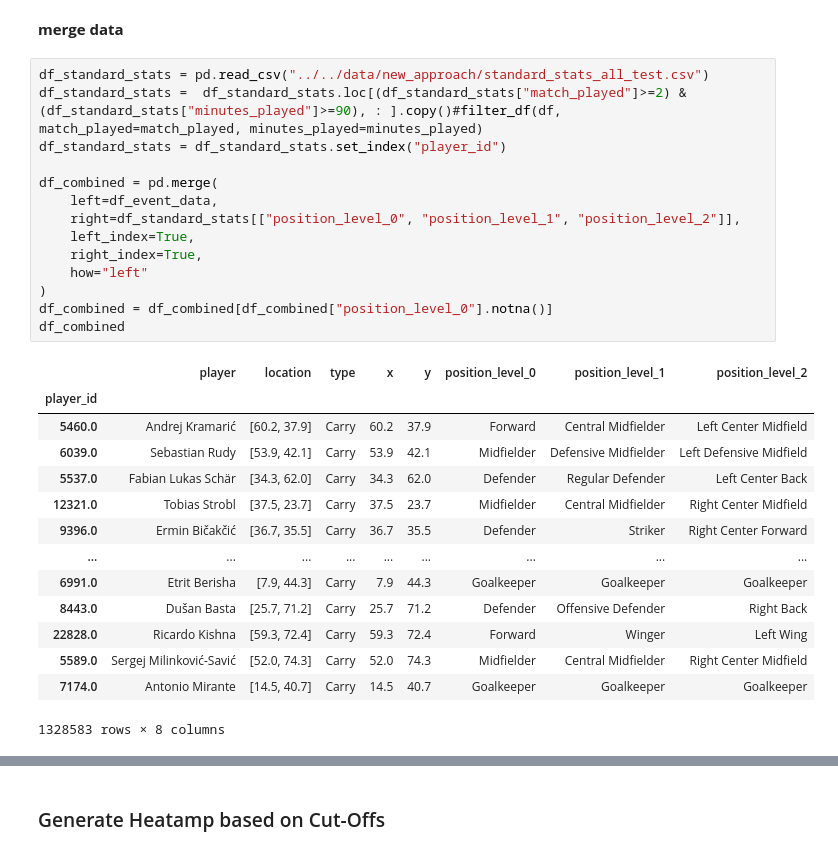
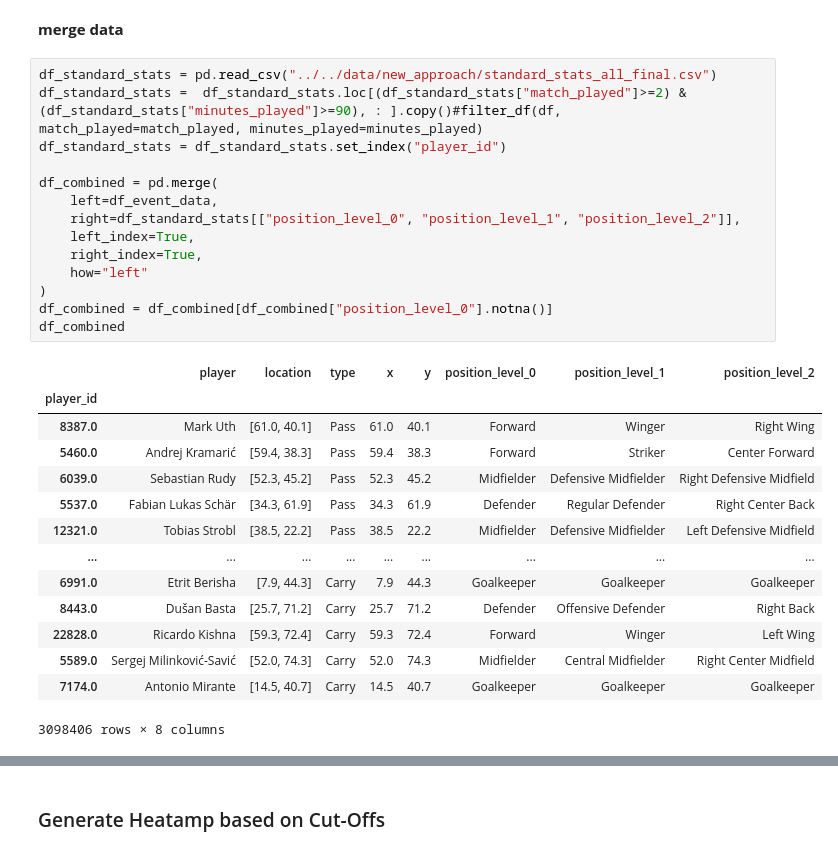
Before and after one commit to allorenz/football-player-similarity, a Jupyter notebook: src/notebooks/feature_multichannel_heatmap.ipynb, the cells around one changed output, grey strips where cells are left out. Drawn from its saved outputs; the diff is of its cells as text.

```diff
--- a/src/notebooks/feature_multichannel_heatmap.ipynb
+++ b/src/notebooks/feature_multichannel_heatmap.ipynb
@@ -62,34 +63,34 @@ df_event_data.head()
 # %% [markdown]
 __merge data__
 # %%
-df_standard_stats = pd.read_csv("../../data/new_approach/standard_stats_all_test.csv")
+df_standard_stats = pd.read_csv("../../data/new_approach/standard_stats_all_final.csv")
 df_standard_stats =  df_standard_stats.loc[(df_standard_stats["match_played"]>=2) & (df_standard_stats["minutes_played"]>=90), : ].copy()#filter_df(df, match_played=match_played, minutes_played=minutes_played)
 df_standard_stats = df_standard_stats.set_index("player_id")
 
 df_combined = pd.merge(
     left=df_event_data,
     right=df_standard_stats[["position_level_0", "position_level_1", "position_level_2"]],
     left_index=True,
     right_index=True,
     how="left"
 )
 df_combined = df_combined[df_combined["position_level_0"].notna()]
 df_combined
 # %% [output]
 |  | player | location | type | x | y | position_level_0 | position_level_1 | position_level_2 |
 | player_id |  |  |  |  |  |  |  |  |
-| 5460.0 | Andrej Kramarić | [60.2, 37.9] | Carry | 60.2 | 37.9 | Forward | Central Midfielder | Left Center Midfield |
-| 6039.0 | Sebastian Rudy | [53.9, 42.1] | Carry | 53.9 | 42.1 | Midfielder | Defensive Midfielder | Left Defensive Midfield |
-| 5537.0 | Fabian Lukas Schär | [34.3, 62.0] | Carry | 34.3 | 62.0 | Defender | Regular Defender | Left Center Back |
-| 12321.0 | Tobias Strobl | [37.5, 23.7] | Carry | 37.5 | 23.7 | Midfielder | Central Midfielder | Right Center Midfield |
-| 9396.0 | Ermin Bičakčić | [36.7, 35.5] | Carry | 36.7 | 35.5 | Defender | Striker | Right Center Forward |
+| 8387.0 | Mark Uth | [61.0, 40.1] | Pass | 61.0 | 40.1 | Forward | Winger | Right Wing |
+| 5460.0 | Andrej Kramarić | [59.4, 38.3] | Pass | 59.4 | 38.3 | Forward | Striker | Center Forward |
+| 6039.0 | Sebastian Rudy | [52.3, 45.2] | Pass | 52.3 | 45.2 | Midfielder | Defensive Midfielder | Right Defensive Midfield |
+| 5537.0 | Fabian Lukas Schär | [34.3, 61.9] | Pass | 34.3 | 61.9 | Defender | Regular Defender | Right Center Back |
+| 12321.0 | Tobias Strobl | [38.5, 22.2] | Pass | 38.5 | 22.2 | Midfielder | Defensive Midfielder | Left Defensive Midfield |
 | ... | ... | ... | ... | ... | ... | ... | ... | ... |
 | 6991.0 | Etrit Berisha | [7.9, 44.3] | Carry | 7.9 | 44.3 | Goalkeeper | Goalkeeper | Goalkeeper |
 | 8443.0 | Dušan Basta | [25.7, 71.2] | Carry | 25.7 | 71.2 | Defender | Offensive Defender | Right Back |
 | 22828.0 | Ricardo Kishna | [59.3, 72.4] | Carry | 59.3 | 72.4 | Forward | Winger | Left Wing |
 | 5589.0 | Sergej Milinković-Savić | [52.0, 74.3] | Carry | 52.0 | 74.3 | Midfielder | Central Midfielder | Right Center Midfield |
 | 7174.0 | Antonio Mirante | [14.5, 40.7] | Carry | 14.5 | 40.7 | Goalkeeper | Goalkeeper | Goalkeeper |
-1328583 rows × 8 columns
+3098406 rows × 8 columns
 # %%
 from matplotlib.colors import LinearSegmentedColormap
 import matplotlib.pyplot as plt
```
Also changed, not shown: parts of 8 cells of this notebook, 27 other files.
